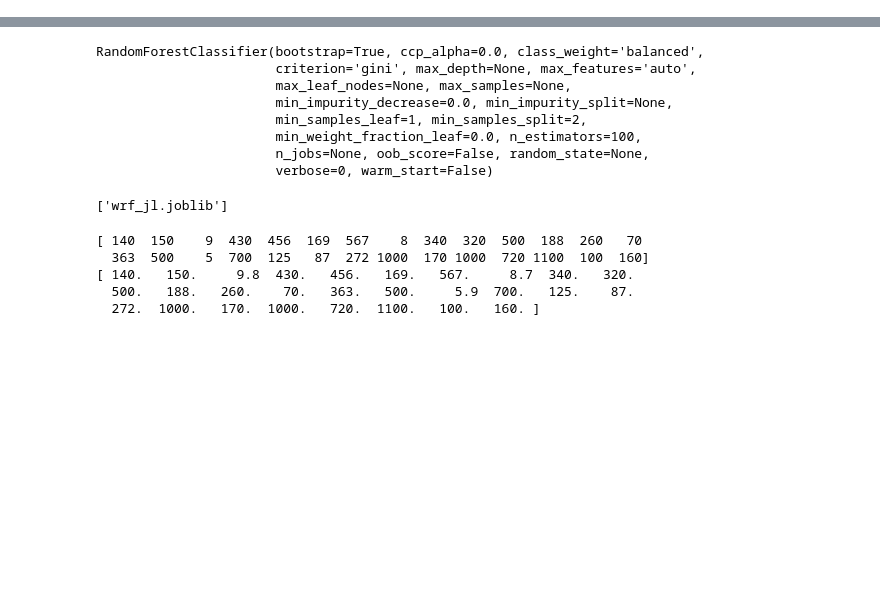
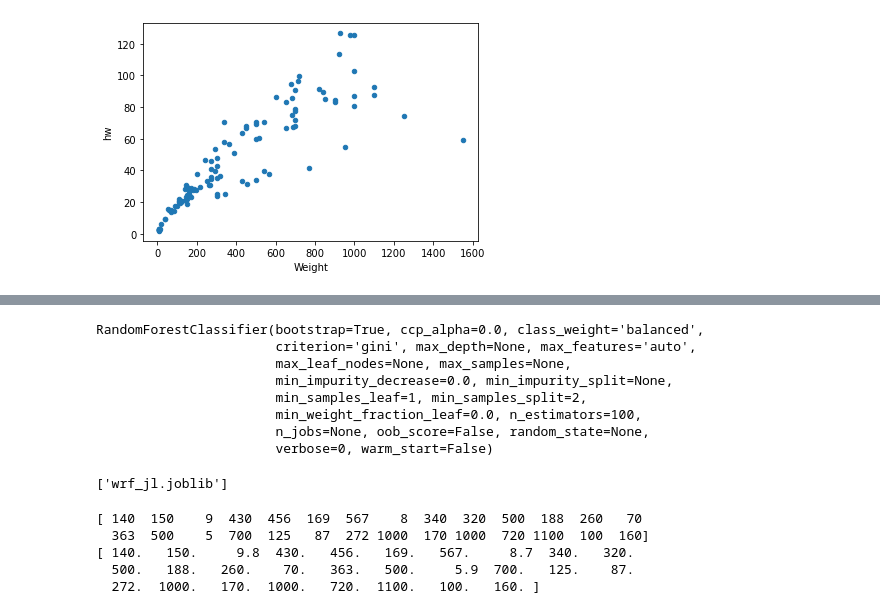
Before and after one commit to ssimmons9212/machine_learning_HW, a Jupyter notebook: Prediction_Codes/Untitled.ipynb, the cells around one changed output, grey strips where cells are left out. Saved outputs shown, nothing was run; the diff lists cells and outputs as text; code cells hidden in the pictures; blank space fills up the shorter version.

```diff
--- a/Prediction_Codes/Untitled.ipynb
+++ b/Prediction_Codes/Untitled.ipynb
@@ -13,0 +45,4 @@ df = pd.read_csv(("fish_participant.csv"))
+# %%
+ax1 = df.plot.scatter(x="Weight", y="hw")
+# %% [output]
+[figure, added]
```
Also changed, not shown: parts of 7 cells of this notebook, 1 other file.
